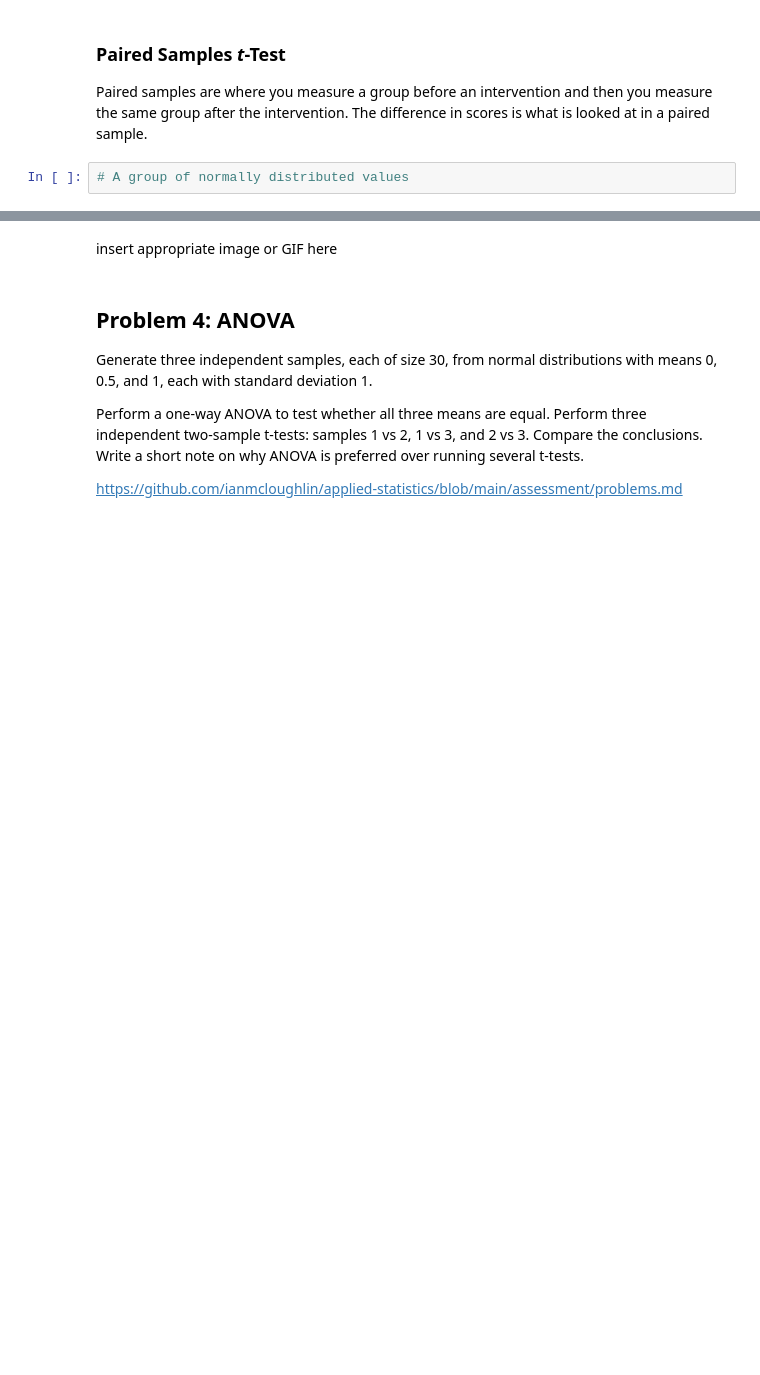
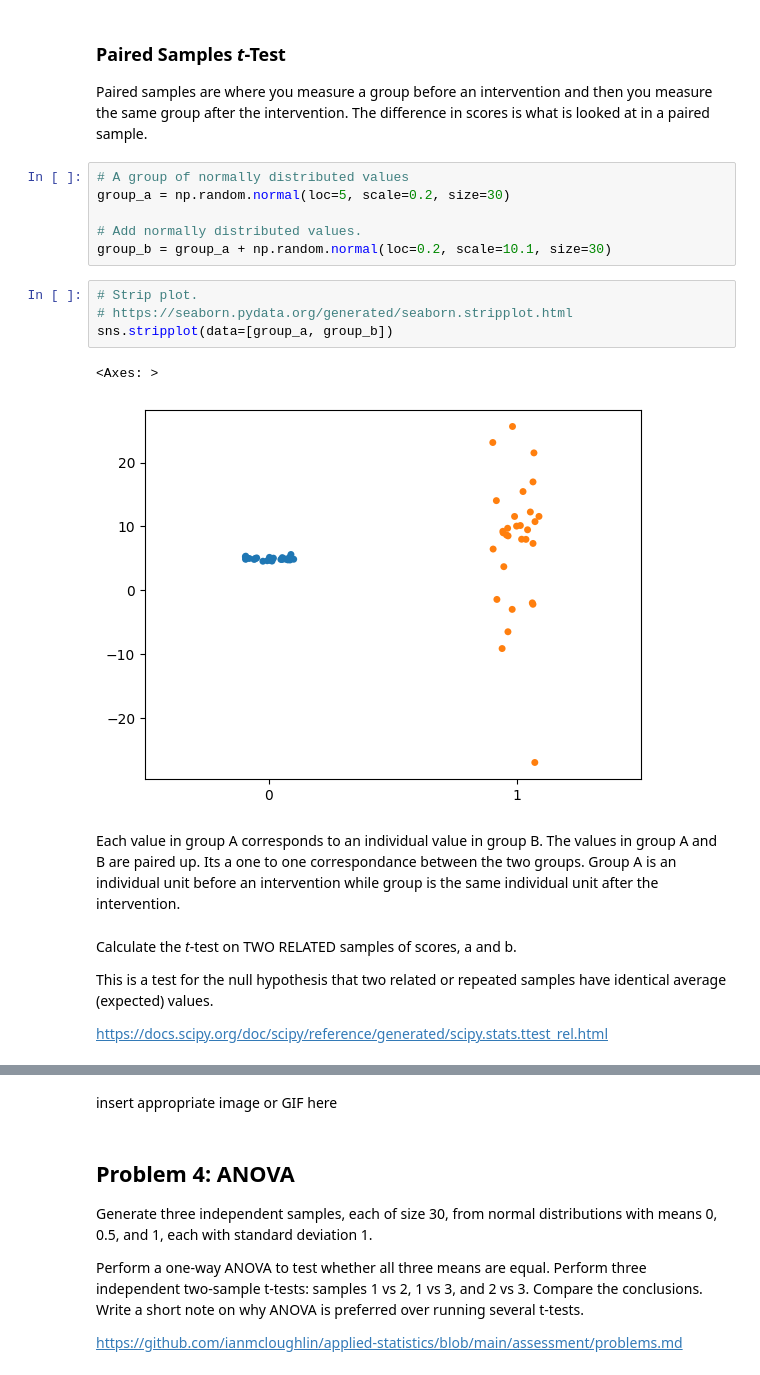
Before and after one commit to GraceMarySmyth/applied-statistics-assessment, a Jupyter notebook: problems.ipynb, the cells around one changed output, grey strips where cells are left out. Drawn from its saved outputs; the diff is of its cells as text; blank space fills up the shorter version.

```diff
--- a/problems.ipynb
+++ b/problems.ipynb
@@ -1235,3 +1271,22 @@ ax.axvline(stats.t.ppf(0.95, df=58), color='red', linestyle=':')
 Paired samples are where you measure a group before an intervention and then you measure the same group after the intervention. The difference in scores is what is looked at in a paired sample.
 # %%
 # A group of normally distributed values
+group_a = np.random.normal(loc=5, scale=0.2, size=30)
+
+# Add normally distributed values.
+group_b = group_a + np.random.normal(loc=0.2, scale=10.1, size=30)
+# %%
+# Strip plot.
+# https://seaborn.pydata.org/generated/seaborn.stripplot.html
+sns.stripplot(data=[group_a, group_b])
+# %% [output]
+<Axes: >
+[figure, added]
+# %% [markdown]
+Each value in group A corresponds to an individual value in group B. The values in group A and B are paired up. Its a one to one correspondance between the two groups. Group A is an individual unit before an intervention while group is the same individual unit after the intervention.
+# %% [markdown]
+Calculate the <i>t</i>-test on TWO RELATED samples of scores, a and b.
+
+This is a test for the null hypothesis that two related or repeated samples have identical average (expected) values.
+
+https://docs.scipy.org/doc/scipy/reference/generated/scipy.stats.ttest_rel.html
```
Also changed, not shown: parts of 41 cells of this notebook, 1 other file.
